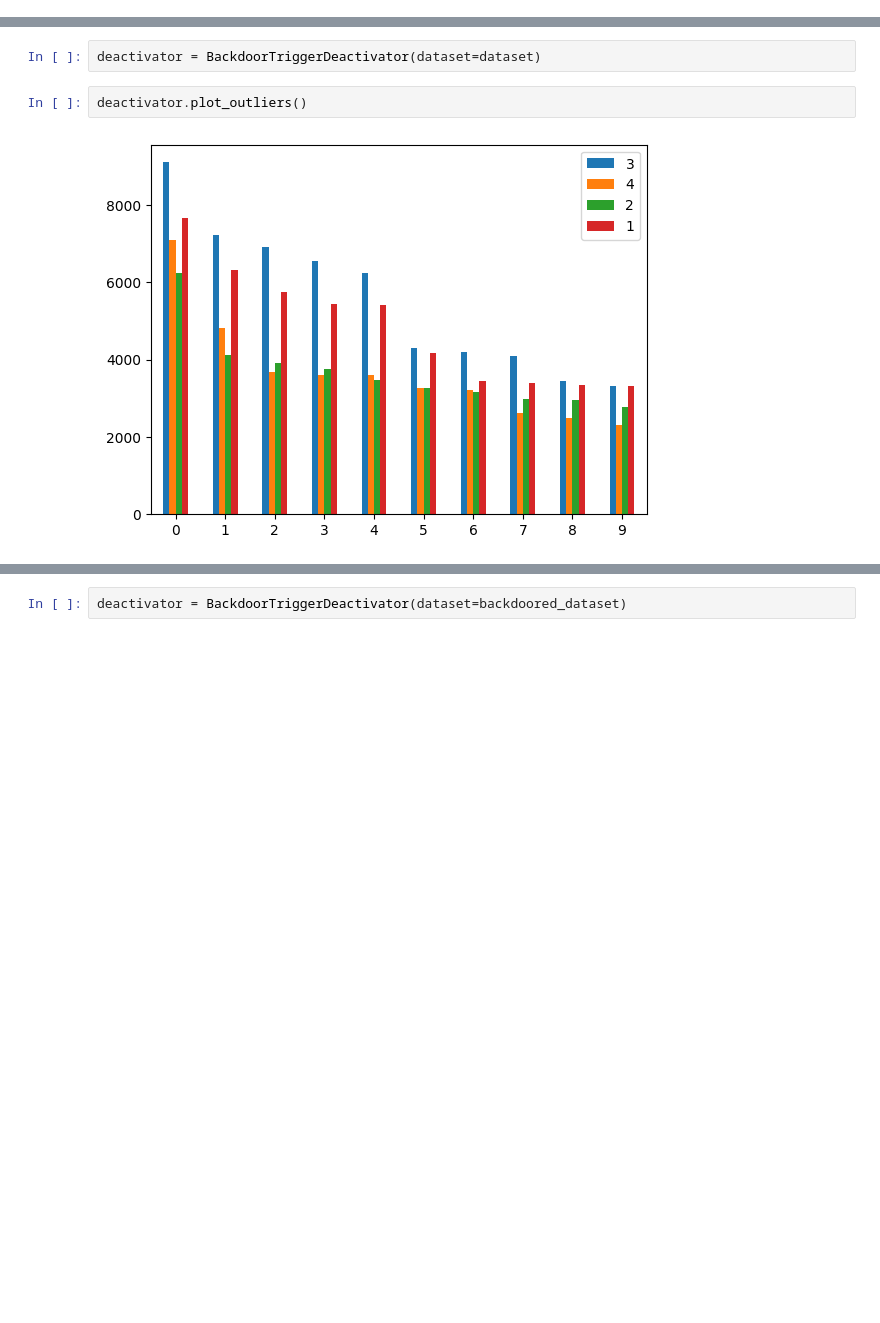
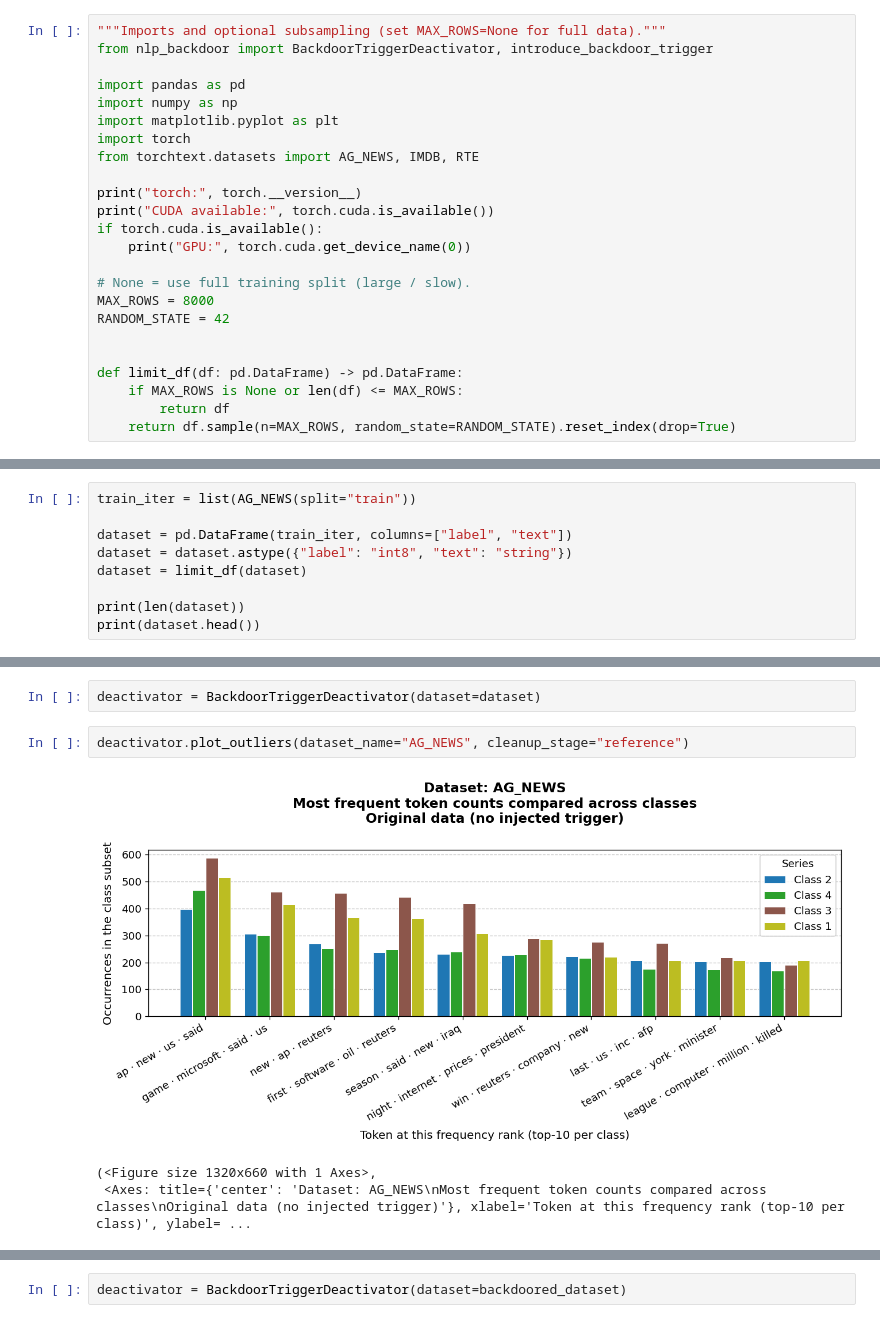
Before and after one commit to Shepard2154/nlp-backdoor-experiment, a Jupyter notebook: NLP_pipeline.ipynb, the cells around one changed output, grey strips where cells are left out. Drawn from its saved outputs; the diff is of its cells as text; blank space fills up the shorter version.

```diff
--- a/NLP_pipeline.ipynb
+++ b/NLP_pipeline.ipynb
@@ -320,0 +16,24 @@ class BackdoorTriggerDeactivator:
+# %%
+"""Imports and optional subsampling (set MAX_ROWS=None for full data)."""
+from nlp_backdoor import BackdoorTriggerDeactivator, introduce_backdoor_trigger
+
+import pandas as pd
+import numpy as np
+import matplotlib.pyplot as plt
+import torch
+from torchtext.datasets import AG_NEWS, IMDB, RTE
+
+print("torch:", torch.__version__)
+print("CUDA available:", torch.cuda.is_available())
+if torch.cuda.is_available():
+    print("GPU:", torch.cuda.get_device_name(0))
+
+# None = use full training split (large / slow).
+MAX_ROWS = 8000
+RANDOM_STATE = 42
+
+
+def limit_df(df: pd.DataFrame) -> pd.DataFrame:
+    if MAX_ROWS is None or len(df) <= MAX_ROWS:
+        return df
+    return df.sample(n=MAX_ROWS, random_state=RANDOM_STATE).reset_index(drop=True)
@@ -358,0 +52,9 @@ print(dataset.head())
+# %%
+train_iter = list(AG_NEWS(split="train"))
+
+dataset = pd.DataFrame(train_iter, columns=["label", "text"])
+dataset = dataset.astype({"label": "int8", "text": "string"})
+dataset = limit_df(dataset)
+
+print(len(dataset))
+print(dataset.head())
@@ -381,9 +80,11 @@ See the caveats in the documentation: https://pandas.pydata.org/pandas-docs/stab
 # %%
 deactivator = BackdoorTriggerDeactivator(dataset=dataset)
 # %%
-deactivator.plot_outliers()
+deactivator.plot_outliers(dataset_name="AG_NEWS", cleanup_stage="reference")
 # %% [output]
-[figure, old version]
+[figure, new version]
+(<Figure size 1320x660 with 1 Axes>,
+ <Axes: title={'center': 'Dataset: AG_NEWS\nMost frequent token counts compared across classes\nOriginal data (no injected trigger)'}, xlabel='Token at this frequency rank (top-10 per class)', ylabel= ...
 # %%
 cleaned_dataset = deactivator.deactivate_backdoor_trigger()
 # %% [output]
```
Also changed, not shown: parts of 36 cells of this notebook, 2 other files.
